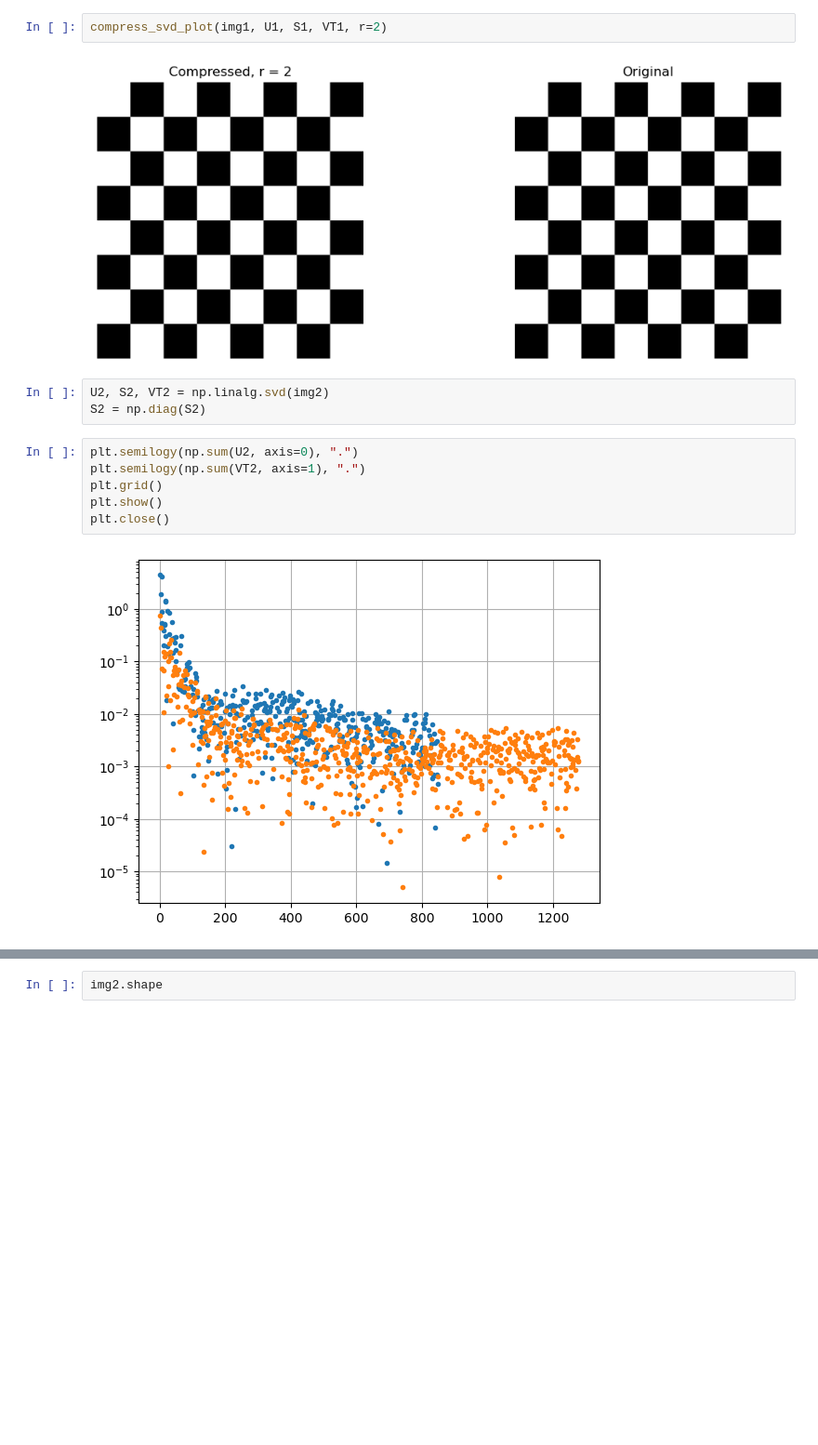
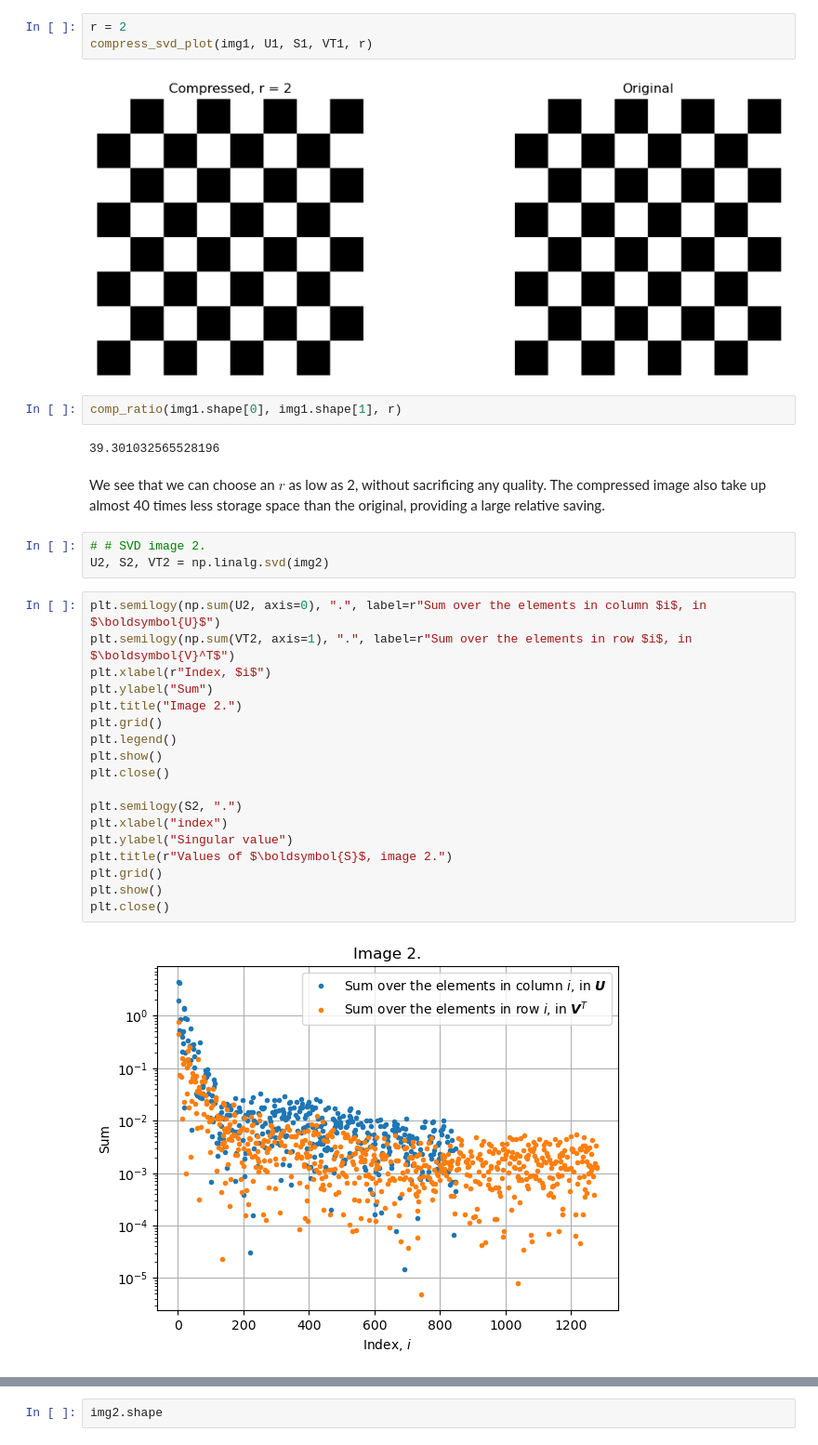
Before and after one commit to johnmagj/MAT4110, a Jupyter notebook: Oblig2/Oblig2.ipynb, the cells around one changed output, grey strips where cells are left out. Shown at 93% size. Drawn from its saved outputs; the diff is of its cells as text; blank space fills up the shorter version.

```diff
--- a/Oblig2/Oblig2.ipynb
+++ b/Oblig2/Oblig2.ipynb
@@ -106,17 +121,36 @@ r_max(img1.shape[0], img1.shape[1])
 # %% [output]
 78.60206513105639
 # %%
-compress_svd_plot(img1, U1, S1, VT1, r=2)
+r = 2
+compress_svd_plot(img1, U1, S1, VT1, r)
 # %% [output]
 [figure]
+# %%
+comp_ratio(img1.shape[0], img1.shape[1], r)
+# %% [output]
+39.301032565528196
+# %% [markdown]
+We see that we can choose an $r$ as low as 2, without sacrificing any quality. The compressed image also take up almost 40 times less storage space than the original, providing a large relative saving.
 # %%
+# # SVD image 2.
 U2, S2, VT2 = np.linalg.svd(img2)
-S2 = np.diag(S2)
 # %%
-plt.semilogy(np.sum(U2, axis=0), ".")
-plt.semilogy(np.sum(VT2, axis=1), ".")
+plt.semilogy(np.sum(U2, axis=0), ".", label=r"Sum over the elements in column $i$, in $\boldsymbol{U}$")
+plt.semilogy(np.sum(VT2, axis=1), ".", label=r"Sum over the elements in row $i$, in $\boldsymbol{V}^T$")
+plt.xlabel(r"Index, $i$")
+plt.ylabel("Sum")
+plt.title("Image 2.")
+plt.grid()
+plt.legend()
+plt.show()
+plt.close()
+
+plt.semilogy(S2, ".")
+plt.xlabel("index")
+plt.ylabel("Singular value")
+plt.title(r"Values of $\boldsymbol{S}$, image 2.")
 plt.grid()
 plt.show()
 plt.close()
 # %% [output]
-[figure, old version]
+[figure, new version]
```
Also changed, not shown: parts of 29 cells of this notebook.
